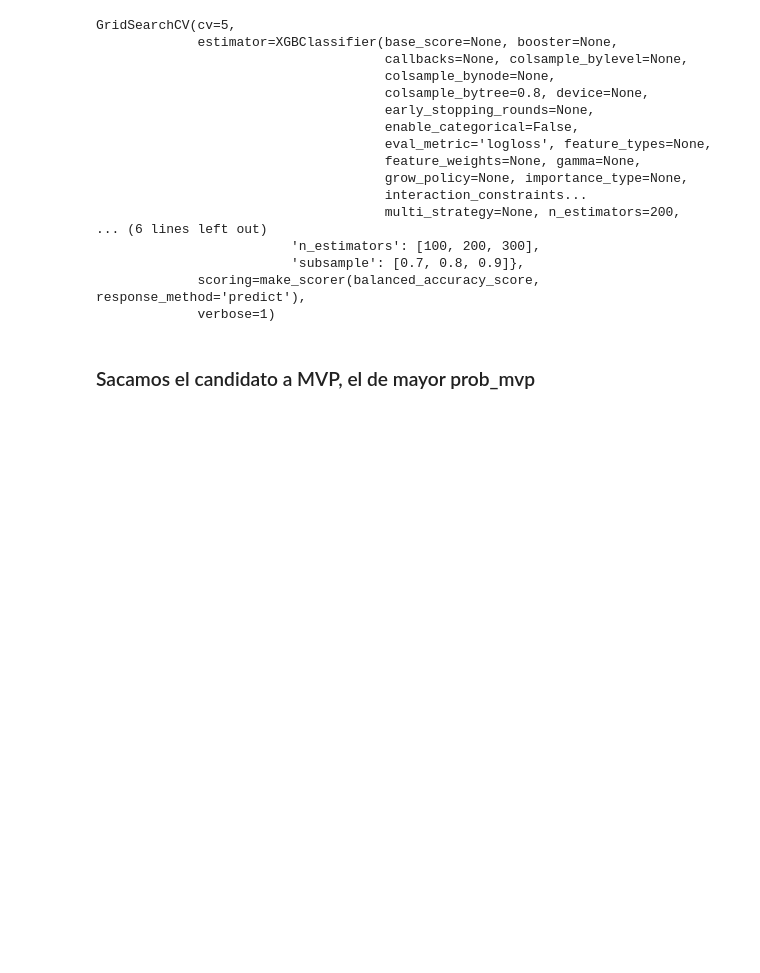
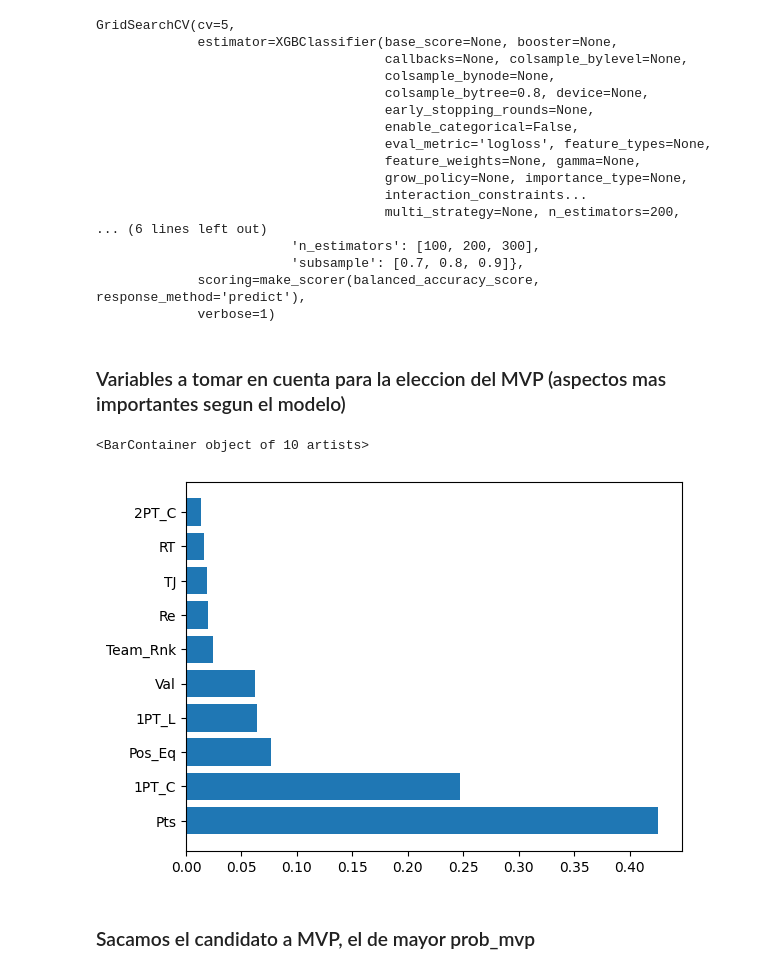
Before and after one commit to MarBL00126/SimulacionLigaArgentinaPlayoffs25-26, a Jupyter notebook: Prediccion-MVP-LigaNacional.ipynb, the cells around one changed output. Drawn from its saved outputs; the diff is of its cells as text; code cells hidden in the pictures; blank space fills up the shorter version.

```diff
--- a/Prediccion-MVP-LigaNacional.ipynb
+++ b/Prediccion-MVP-LigaNacional.ipynb
@@ -18,6 +18,9 @@ data_players
 | 1690 | Jacquier, Benjamin | 1 | 0.0 | 0.0 | 0.0 | 0.0 | 0.0 | 0.0 | 0.0 | 0.0 | ... | ... |
 | 1691 | Gonzalez, Ulises | 4 | 0.0 | 0.0 | 0.0 | 0.0 | 0.0 | 0.0 | 0.0 | 0.0 | ... | ... |
 1692 rows × 26 columns
+# %%
+data_players["PO_Jug"] = (data_players["Pos_Eq"] <= 12).astype(int)
+data_players["PO_Desc"] = (data_players["Pos_Eq"] <= 4).astype(int)
 # %% [markdown]
 ### Hacemos los datos de entrenamiento y test
 # %%
@@ -105,6 +108,18 @@ GridSearchCV(cv=5,
              verbose=1)
 # %%
 model=grid_search.best_estimator_
+# %% [markdown]
+### Variables a tomar en cuenta para la eleccion del MVP (aspectos mas importantes segun el modelo)
+# %%
+import numpy as np
+sorted_idx = model.feature_importances_.argsort()[::-1]
+sorted_idx
+axe=np.array(features)
+from matplotlib import pyplot as plt
+plt.barh(axe[sorted_idx][:10], model.feature_importances_[sorted_idx][:10])
+# %% [output]
+<BarContainer object of 10 artists>
+[figure, new version]
 # %% [markdown]
 ### Sacamos el candidato a MVP, el de mayor prob_mvp
 # %%
```
Also changed, not shown: parts of 5 cells of this notebook.
